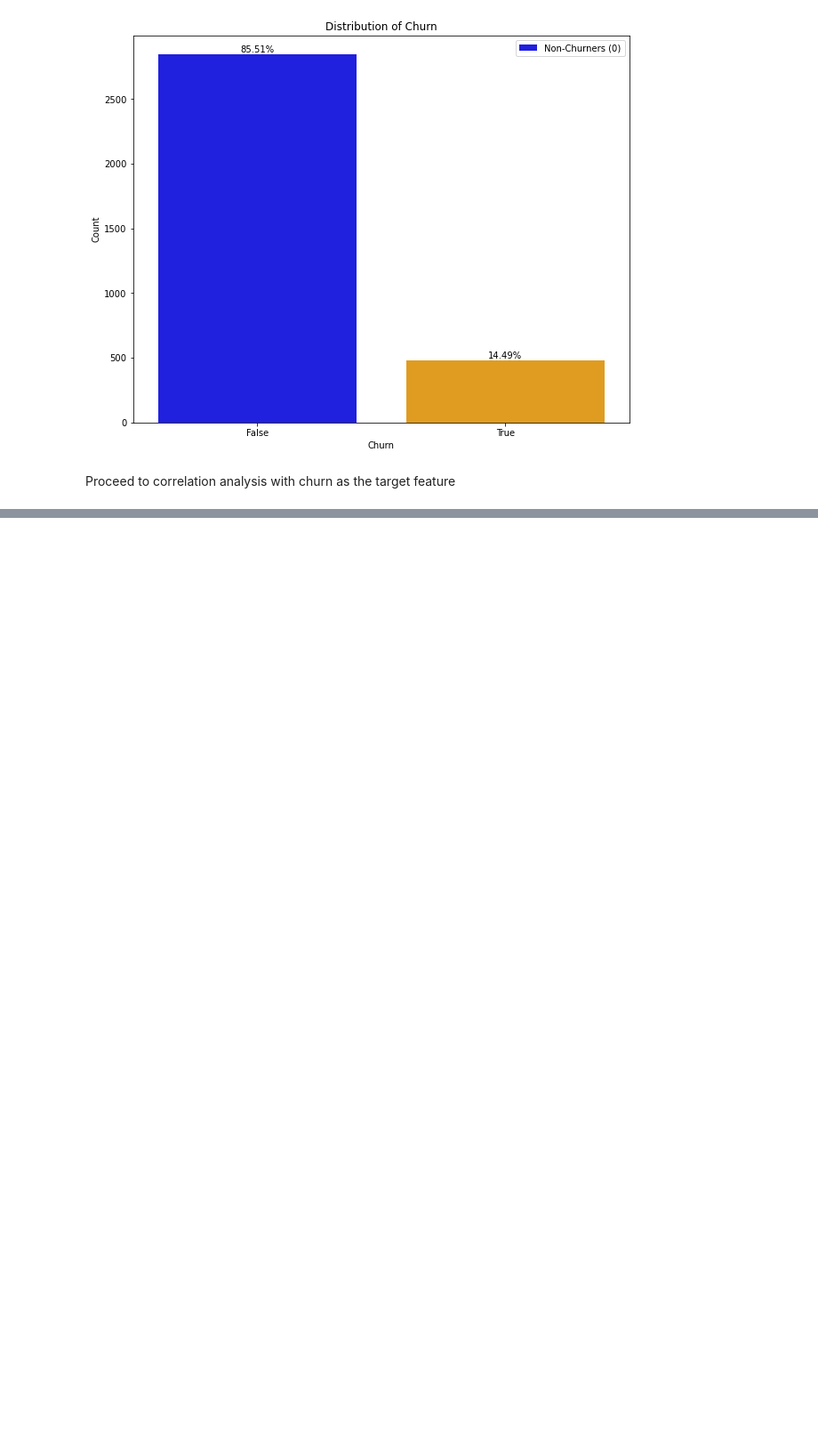
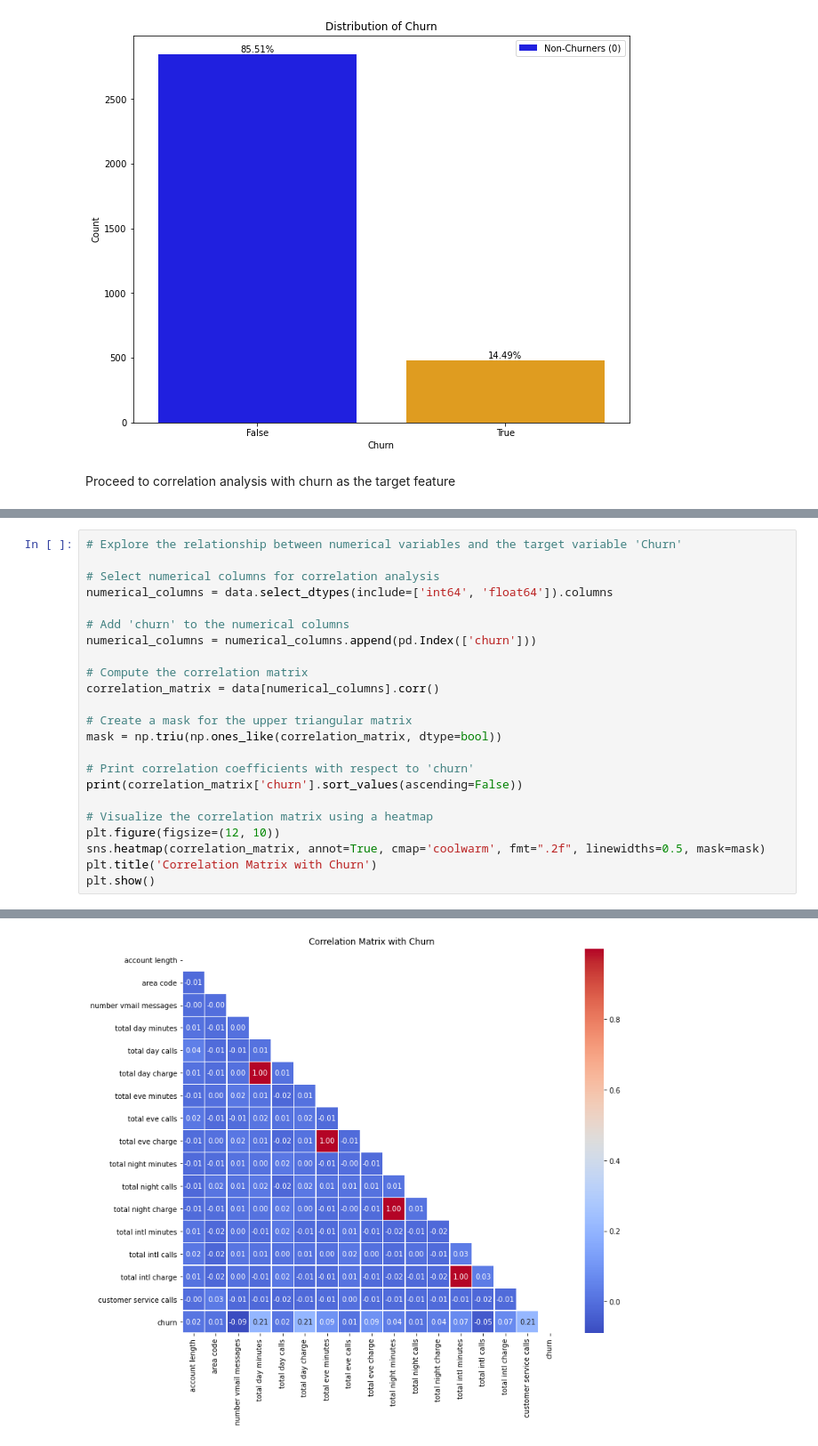
Before and after one commit to aritamichael/Phase_3_final_project, a Jupyter notebook: index.ipynb, the cells around one changed output, grey strips where cells are left out. Shown at 89% size. Cells and saved outputs as stored; diff of their text form; blank space fills up the shorter version.

```diff
--- a/index.ipynb
+++ b/index.ipynb
@@ -195,0 +224,24 @@ Proceed to correlation analysis with churn as the target feature
+# %%
+# Explore the relationship between numerical variables and the target variable 'Churn'
+
+# Select numerical columns for correlation analysis
+numerical_columns = data.select_dtypes(include=['int64', 'float64']).columns
+
+# Add 'churn' to the numerical columns
+numerical_columns = numerical_columns.append(pd.Index(['churn']))
+
+# Compute the correlation matrix
+correlation_matrix = data[numerical_columns].corr()
+
+# Create a mask for the upper triangular matrix
+mask = np.triu(np.ones_like(correlation_matrix, dtype=bool))
+
+# Print correlation coefficients with respect to 'churn'
+print(correlation_matrix['churn'].sort_values(ascending=False))
+
+# Visualize the correlation matrix using a heatmap
+plt.figure(figsize=(12, 10))
+sns.heatmap(correlation_matrix, annot=True, cmap='coolwarm', fmt=".2f", linewidths=0.5, mask=mask)
+plt.title('Correlation Matrix with Churn')
+plt.show()
+# %% [output]
@@ -195,0 +266 @@ Proceed to correlation analysis with churn as the target feature
+[figure, added]
```
Also changed, not shown: parts of 5 cells of this notebook.
